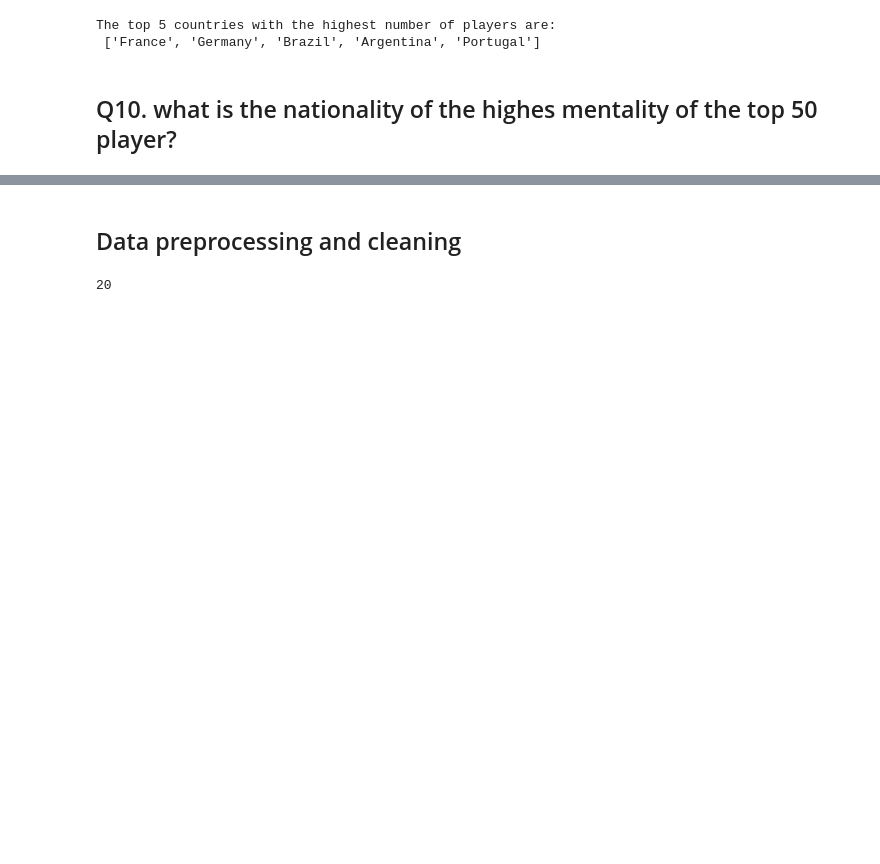
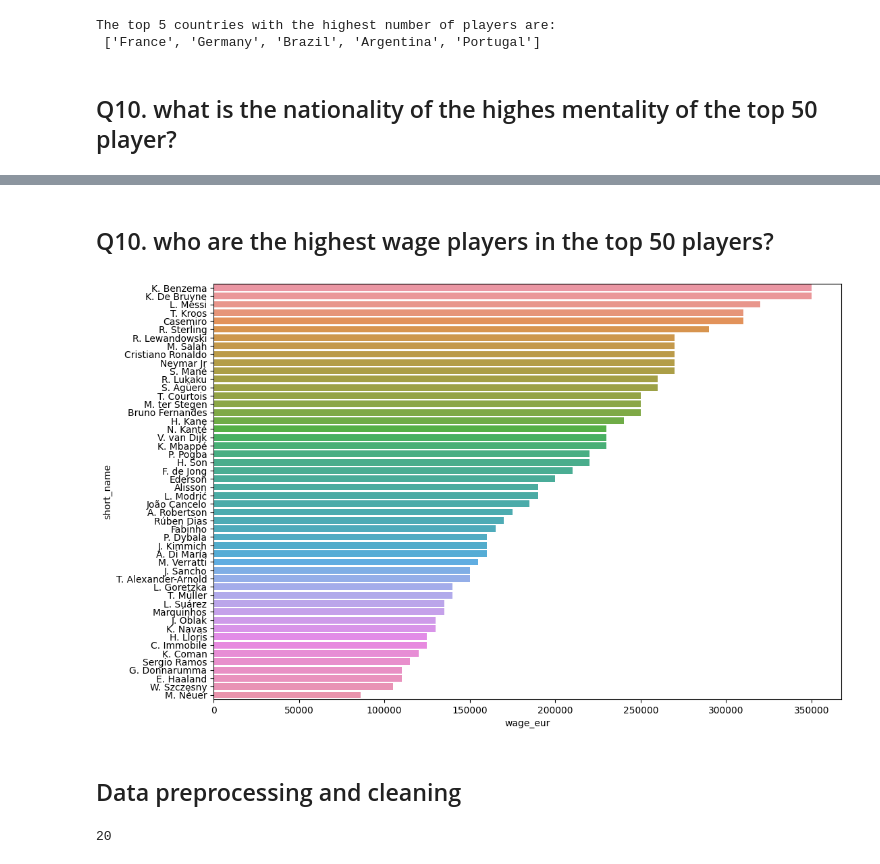
Before and after one commit to ahmedihabb2/Big-Domty, a Jupyter notebook: preprocessing_EDA.ipynb, the cells around one changed output, grey strips where cells are left out. Drawn from its saved outputs; the diff is of its cells as text; code cells hidden in the pictures; blank space fills up the shorter version.

```diff
--- a/preprocessing_EDA.ipynb
+++ b/preprocessing_EDA.ipynb
@@ -328,3 +328,14 @@ plt.show()
+# %% [markdown]
+## Q10. who are the highest wage players in the top 50 players?
+# %%
+# plotting the top 50 players with their wage
+# sort the players with their wage
+top50_wage = top50.sort_values(by='wage_eur', ascending=False)
+plt.figure(figsize=(12,8))
+sns.barplot(x= top50_wage['wage_eur'] , y= top50_wage['short_name'])
+plt.show()
+# %% [output]
+[figure, added]
 # %% [markdown]
 ## Data preprocessing and cleaning
 # %%
```
Also changed, not shown: parts of 1 cell of this notebook.
